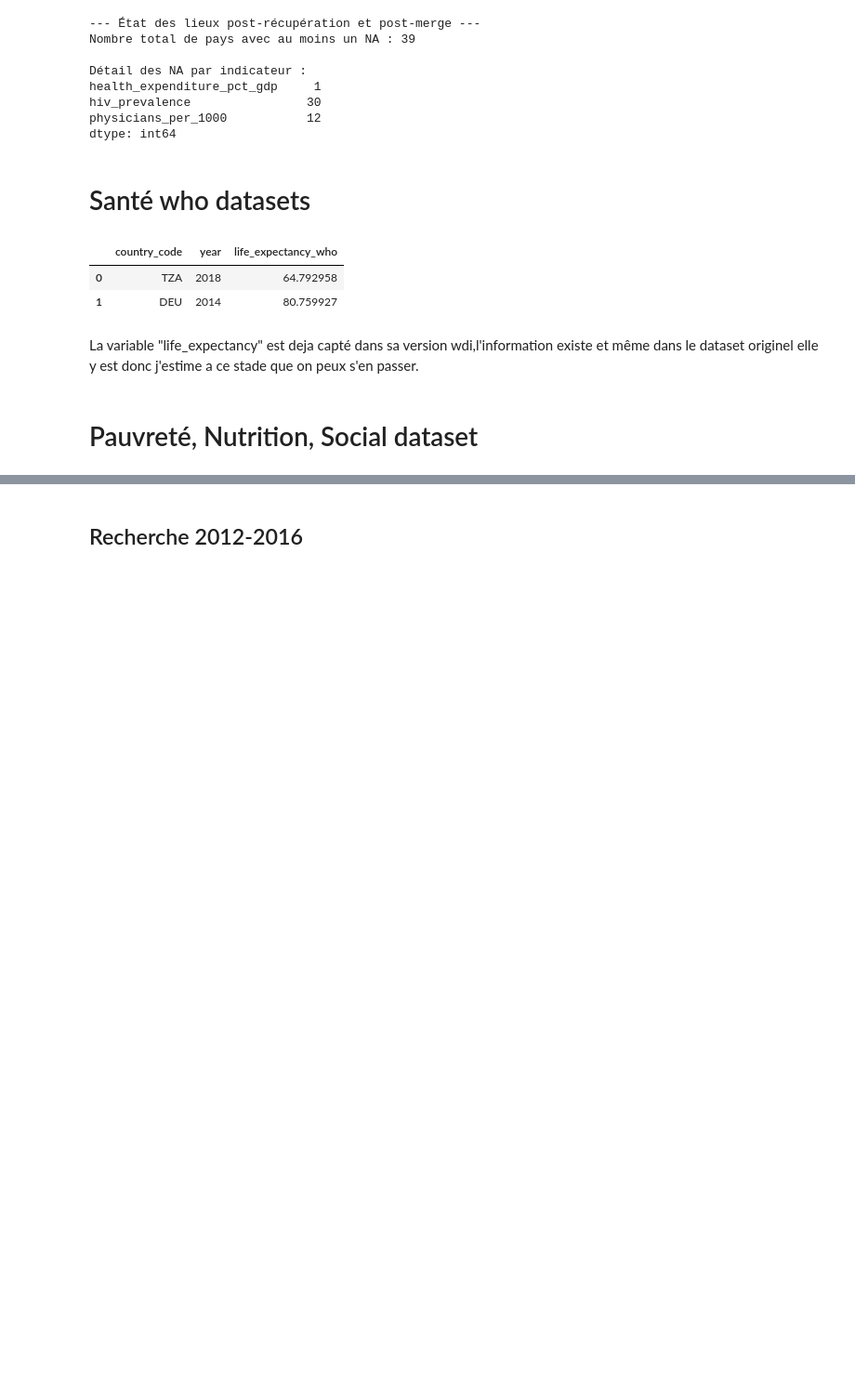
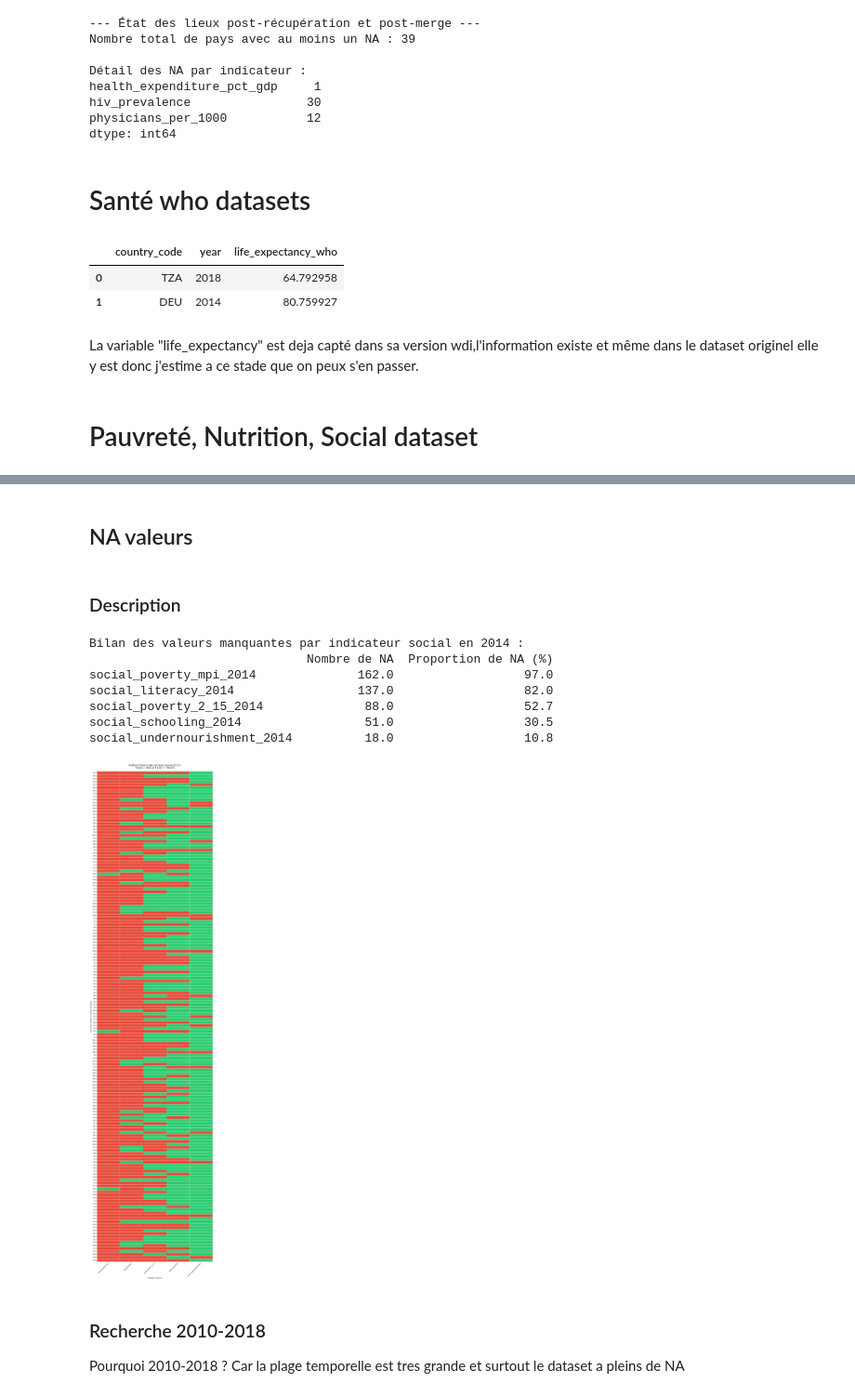
Before and after one commit to awa-d/ML2-project_clustering-countries, a Jupyter notebook: notebooks/P0_init-merge.ipynb, the cells around one changed output, grey strips where cells are left out. Shown at 93% size. Saved outputs shown, nothing was run; the diff lists cells and outputs as text; code cells hidden in the pictures; blank space fills up the shorter version.

Commit message:
merge dataset socials

```diff
--- a/notebooks/P0_init-merge.ipynb
+++ b/notebooks/P0_init-merge.ipynb
@@ -457,2 +456,9 @@ Ces pays existent belle et bien mais sous des noms legerement differents
+# %%
+# Enrichissement du dictionnaire avec les variantes orthographiques des sources sociales
+wdi_to_iso_final.update({
+    "Congo": "COD",
+    "Micronesia": "FSM",
+    "Korea": "KOR"
+})
 # %%
 social_keys = ["social_poverty_mpi", "social_literacy", "social_poverty_2_15", "social_schooling", "social_undernourishment"]
@@ -484,3 +503,51 @@ NameError: name 'social_keys' is not defined
+# %% [markdown]
+## NA valeurs
+# %% [markdown]
+### Description
+# %%
+# Extraction des colonnes spécifiques à l'année 2014 pour le bloc social
+cols_2014 = [c for c in df_social.columns if c.endswith('_2014')]
+df_social_2014 = df_social[cols_2014].copy()
+
+# Création de la matrice booléenne des manquants (True si NA)
+df_na_matrix = df_social_2014.isna()
+
+# Statistiques descriptives par indicateur
+stats_na = df_na_matrix.agg(['sum', 'mean']).T
+stats_na.columns = ['Nombre de NA', 'Proportion de NA']
+stats_na['Proportion de NA (%)'] = (stats_na['Proportion de NA'] * 100).round(1)
+
+print("Bilan des valeurs manquantes par indicateur social en 2014 :")
+print(stats_na[['Nombre de NA', 'Proportion de NA (%)']])
+
+# Préparation des données pour la visualisation
+# On ne conserve que les pays présentant au moins une valeur manquante
+df_heat = df_na_matrix[df_na_matrix.any(axis=1)]
+
+# Traduction des noms de colonnes pour plus de clarté sur le graphique
+df_heat.columns = [c.replace('_2014', '') for c in df_heat.columns]
+
+# Visualisation par carte de chaleur (Heatmap)
+plt.figure(figsize=(12, max(8, len(df_heat) * 0.3)))
+sns.heatmap(df_heat, cmap=['#2ecc71', '#e74c3c'], cbar=False, linewidths=0.1)
+
+plt.title("Matrice d'absence des données sociales (2014)\nRouge = Manquant | Vert = Présent", fontsize=15, pad=20)
+plt.xlabel("Indicateurs Sociaux")
+plt.ylabel(f"Pays avec au moins un manque ({len(df_heat)} pays)")
+plt.xticks(rotation=45, ha='right')
+
+plt.tight_layout()
+plt.show()
+# %% [output]
+Bilan des valeurs manquantes par indicateur social en 2014 :
+                              Nombre de NA  Proportion de NA (%)
+social_poverty_mpi_2014              162.0                  97.0
+social_literacy_2014                 137.0                  82.0
+social_poverty_2_15_2014              88.0                  52.7
+social_schooling_2014                 51.0                  30.5
+social_undernourishment_2014          18.0                  10.8
+[figure, added]
 # %% [markdown]
-## Recherche 2012-2016
+### Recherche 2010-2018
+Pourquoi 2010-2018 ? Car la plage temporelle est tres grande et surtout le dataset a pleins de NA
 # %%
```
Also changed, not shown: parts of 9 cells of this notebook.
